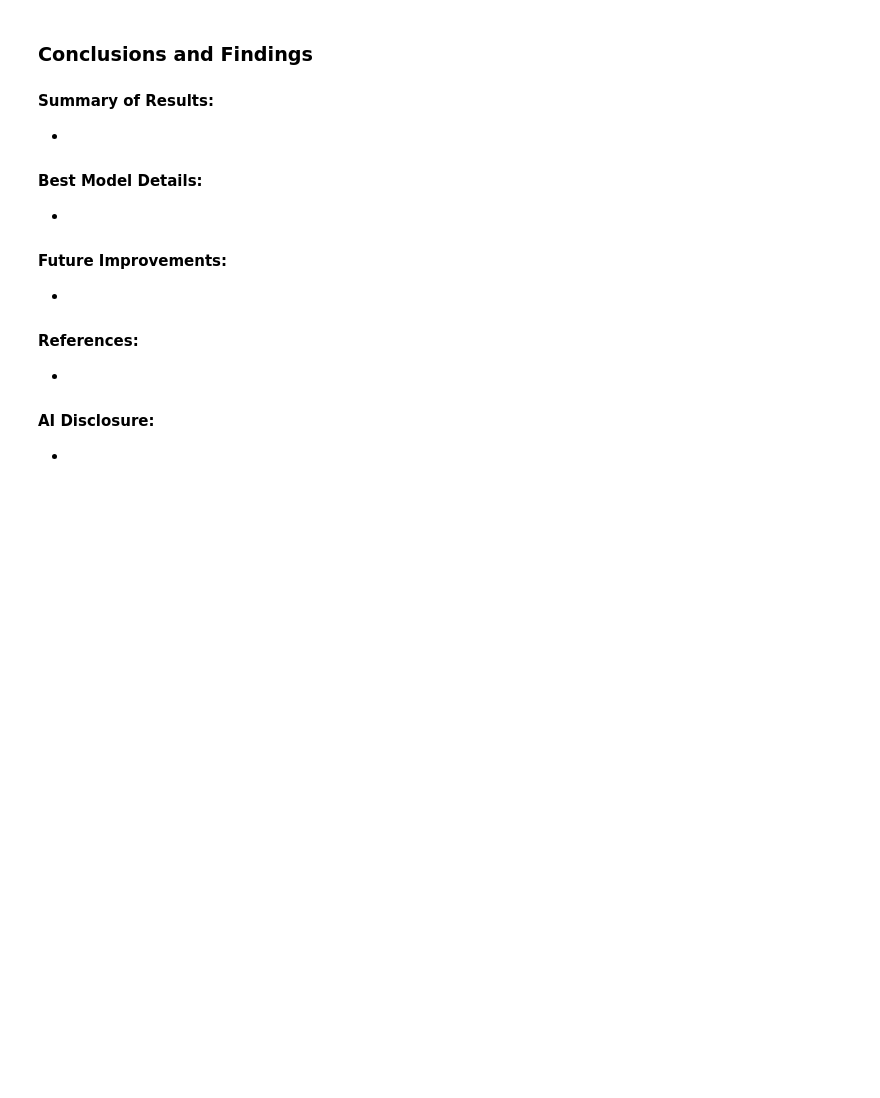
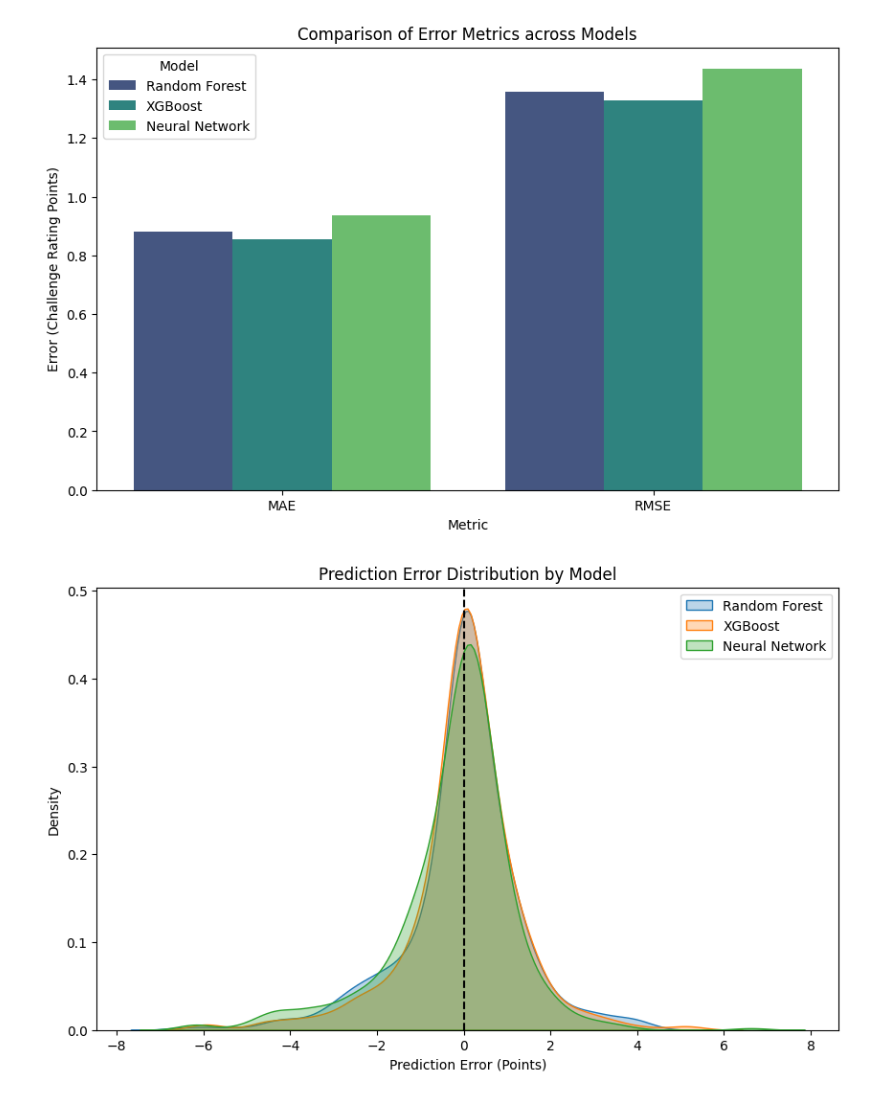
Before and after one commit to adg30/INTSY-MCO, a Jupyter notebook: notebooks/09_evaluation_and_conclusion.ipynb, the cells around one changed output. Saved outputs shown, nothing was run; the diff lists cells and outputs as text; code cells hidden in the pictures; blank space fills up the shorter version.

```diff
--- a/notebooks/09_evaluation_and_conclusion.ipynb
+++ b/notebooks/09_evaluation_and_conclusion.ipynb
@@ -109,18 +121,49 @@ Global Model Performance Table
-# %% [markdown]
-### Conclusions and Findings
-
-
-#### **Summary of Results:**
--
-
-#### **Best Model Details:**
--
-
-#### **Future Improvements:**
--
-
-#### **References:**
--
-
-#### **AI Disclosure:**
--
+# %%
+# Grouped Bar Chart for MAE and RMSE
+metrics_melted = comparison_table.reset_index().melt(
+    id_vars='index',
+    value_vars=['MAE', 'RMSE']
+)
+metrics_melted.columns = ['Model', 'Metric', 'Value']
+
+plt.figure(figsize=(10, 6))
+sns.barplot(
+    data=metrics_melted,
+    x='Metric',
+    y='Value',
+    hue='Model',
+    palette='viridis'
+)
+plt.title('Comparison of Error Metrics across Models')
+plt.ylabel('Error (Challenge Rating Points)')
+plt.show()
+
+# Error Distribution Comparison
+plt.figure(figsize=(10, 6))
+
+for col in ['Random Forest', 'XGBoost', 'Neural Network']:
+    sns.kdeplot(
+        results_df[col] - results_df['Actual'],
+        label=col,
+        fill=True,
+        alpha=0.3
+    )
+
+plt.axvline(0, color='black', linestyle='--')
+plt.title('Prediction Error Distribution by Model')
+plt.xlabel('Prediction Error (Points)')
+plt.legend()
+plt.show()
+
+print(" Residual Statistics")
+for col in ['Random Forest', 'XGBoost', 'Neural Network']:
+    residuals = results_df[col] - results_df['Actual']
+
+    print(f"{col}:")
+    print(f"  Mean Error     = {residuals.mean():.4f}")
+    print(f"  Std Deviation  = {residuals.std():.4f}")
+    print(f"  Max Error      = {residuals.max():.4f}")
+    print(f"  Min Error      = {residuals.min():.4f}\n")
+# %% [output]
+[figure, added]
+[figure, added]
```
Also changed, not shown: parts of 11 cells of this notebook, 5 other files.
